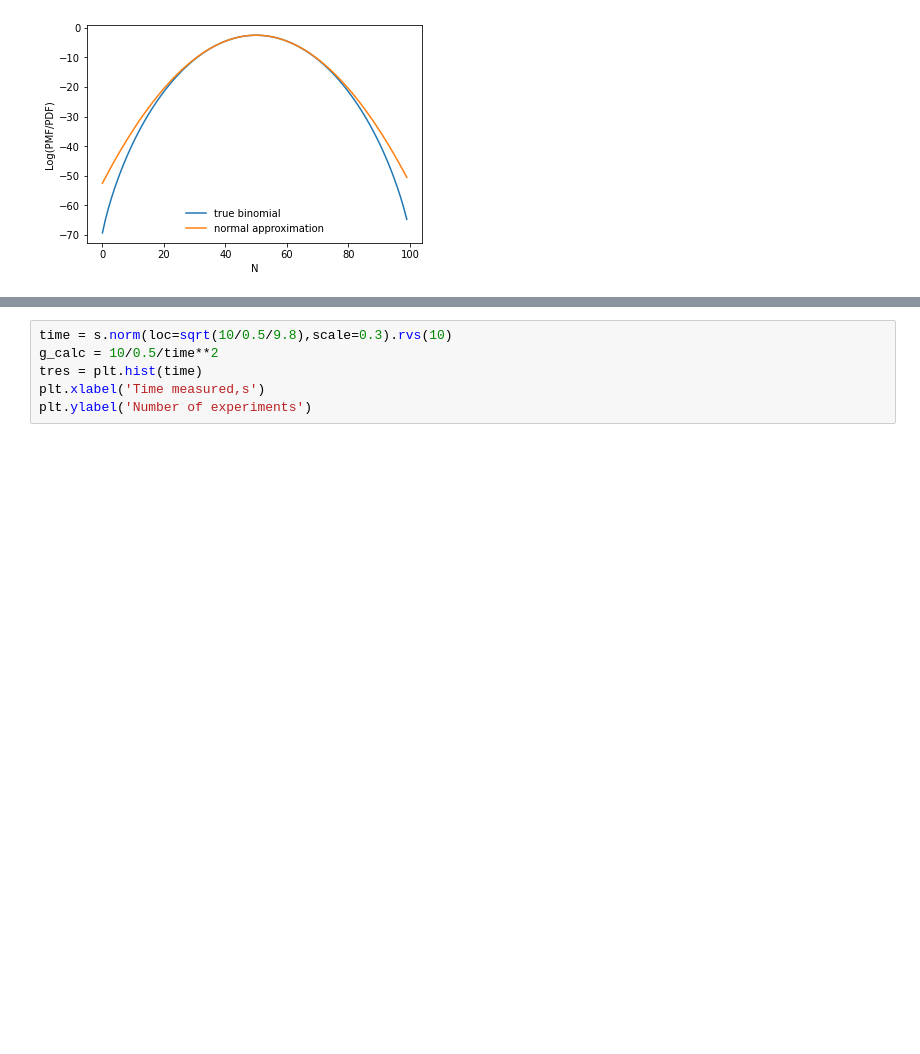
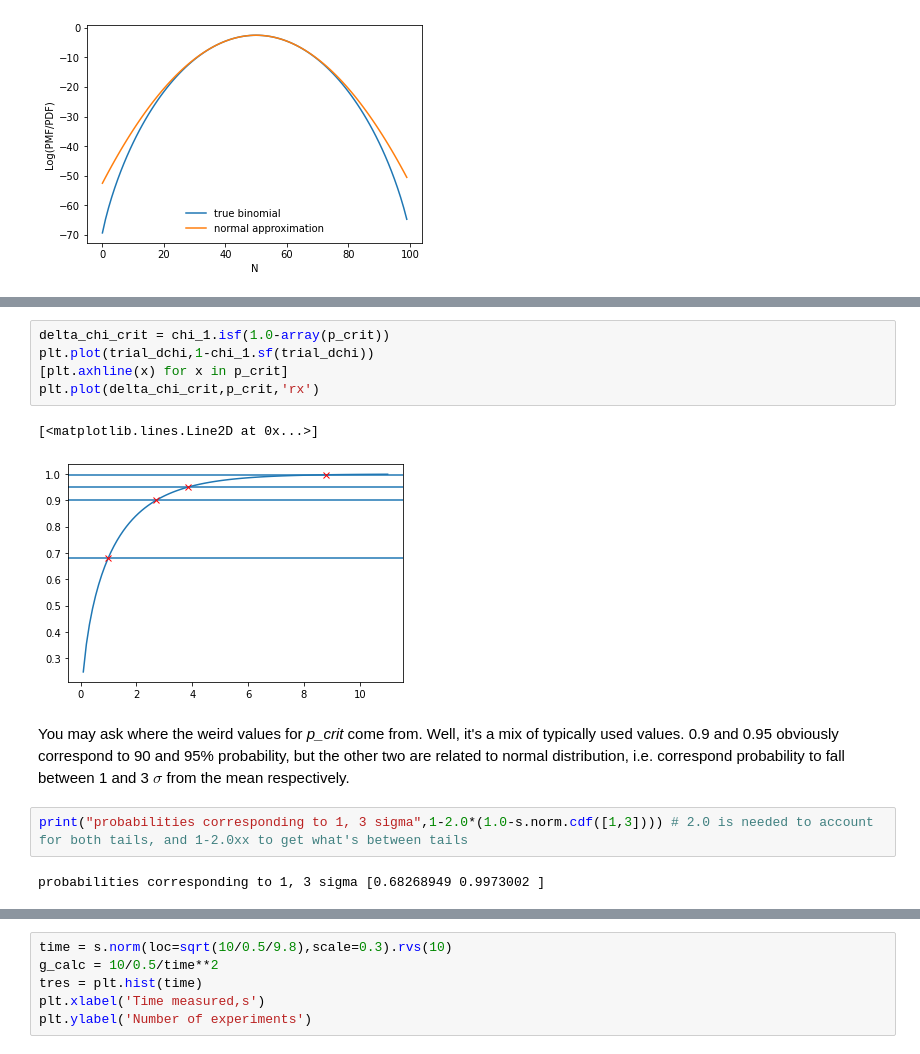
Before and after one commit to doroshv/xobs, a Jupyter notebook: 01_Basics_of_statistics.ipynb, the cells around one changed output, grey strips where cells are left out. Saved outputs shown, nothing was run; the diff lists cells and outputs as text; blank space fills up the shorter version.

```diff
--- a/01_Basics_of_statistics.ipynb
+++ b/01_Basics_of_statistics.ipynb
@@ -259,0 +398,14 @@ We touched already the issue of hypothesis testing (i.e. when discussing testing
+# %%
+delta_chi_crit = chi_1.isf(1.0-array(p_crit))
+plt.plot(trial_dchi,1-chi_1.sf(trial_dchi))
+[plt.axhline(x) for x in p_crit]
+plt.plot(delta_chi_crit,p_crit,'rx')
+# %% [output]
+[<matplotlib.lines.Line2D at 0x...>]
+[figure, added]
+# %% [markdown]
+You may ask where the weird values for *p_crit* come from. Well, it's a mix of typically used values. 0.9 and 0.95 obviously correspond to 90 and 95% probability, but the other two are related to normal distribution, i.e. correspond probability to fall between 1 and 3 $\sigma$ from the mean respectively.
+# %%
+print("probabilities corresponding to 1, 3 sigma",1-2.0*(1.0-s.norm.cdf([1,3]))) # 2.0 is needed to account for both tails, and 1-2.0xx to get what's between tails
+# %% [output]
+probabilities corresponding to 1, 3 sigma [0.68268949 0.9973002 ]
```
Also changed, not shown: parts of 71 cells of this notebook, 1 other file.
